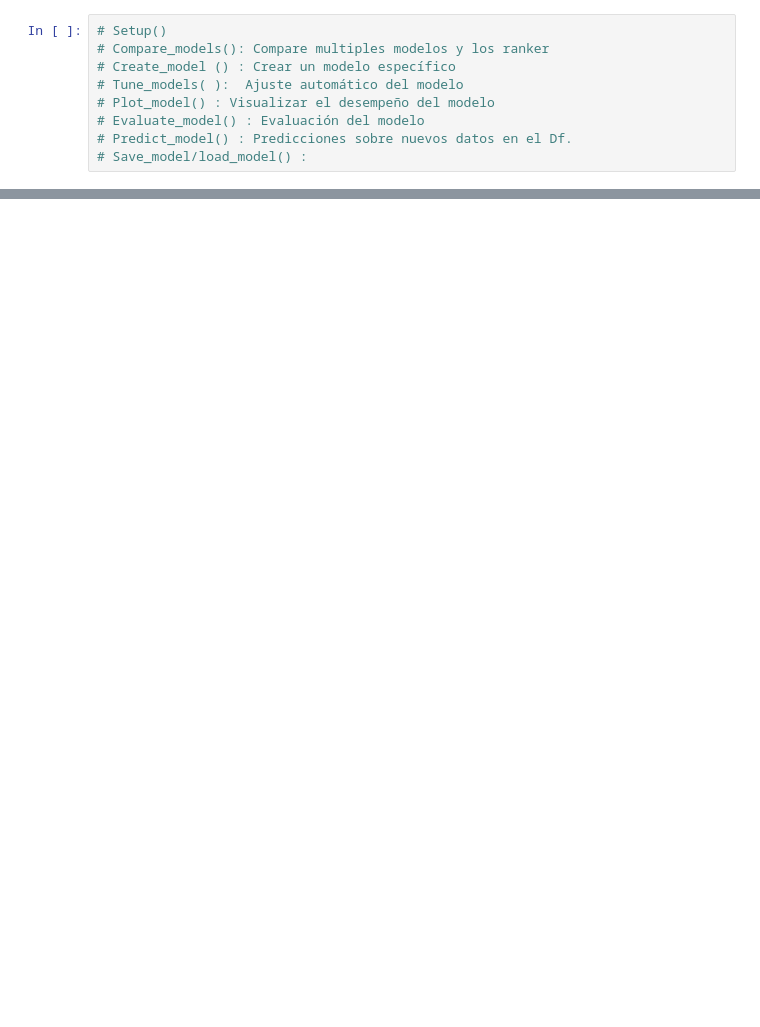
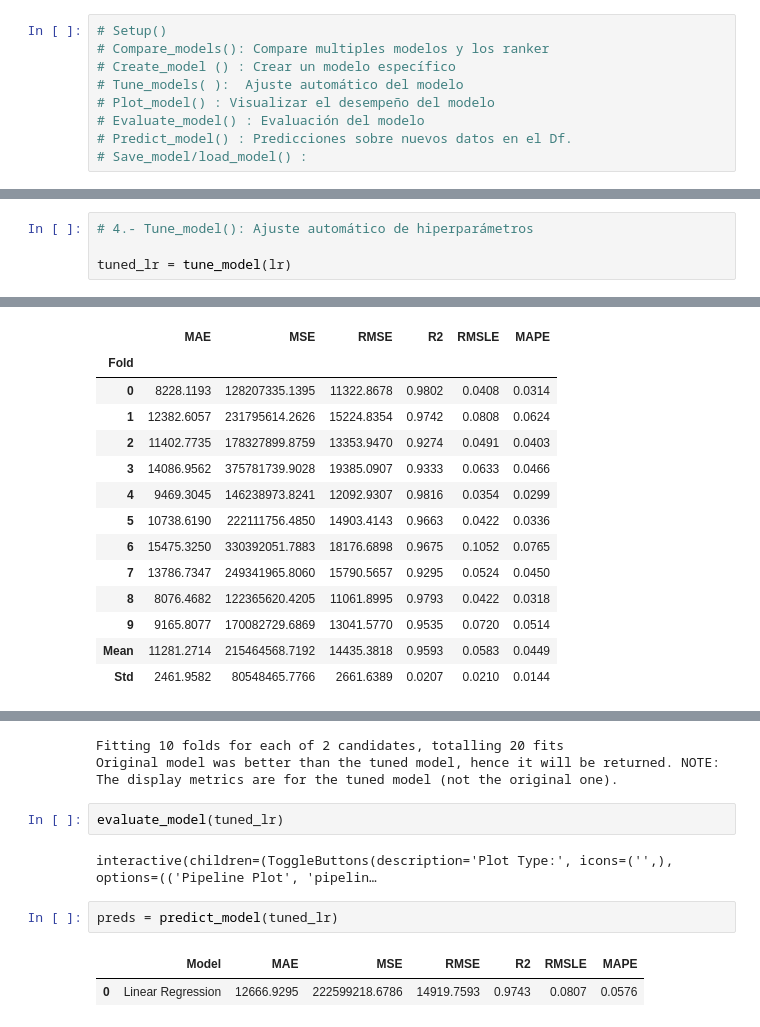
Before and after one commit to JPretellEco/Especializacion_ML_Engineering, a Jupyter notebook: pycaret.ipynb, the cells around one changed output, grey strips where cells are left out. Drawn from its saved outputs; the diff is of its cells as text; blank space fills up the shorter version.

```diff
--- a/pycaret.ipynb
+++ b/pycaret.ipynb
@@ -52,0 +130,5 @@ Name: antiguedad_anos, Length: 100, dtype: int64
+# %%
+# 4.- Tune_model(): Ajuste automático de hiperparámetros
+
+tuned_lr = tune_model(lr)
+# %% [output]
@@ -52,0 +136,14 @@ Name: antiguedad_anos, Length: 100, dtype: int64
+|  | MAE | MSE | RMSE | R2 | RMSLE | MAPE |
+| Fold |  |  |  |  |  |  |
+| 0 | 8228.1193 | 128207335.1395 | 11322.8678 | 0.9802 | 0.0408 | 0.0314 |
+| 1 | 12382.6057 | 231795614.2626 | 15224.8354 | 0.9742 | 0.0808 | 0.0624 |
+| 2 | 11402.7735 | 178327899.8759 | 13353.9470 | 0.9274 | 0.0491 | 0.0403 |
+| 3 | 14086.9562 | 375781739.9028 | 19385.0907 | 0.9333 | 0.0633 | 0.0466 |
+| 4 | 9469.3045 | 146238973.8241 | 12092.9307 | 0.9816 | 0.0354 | 0.0299 |
+| 5 | 10738.6190 | 222111756.4850 | 14903.4143 | 0.9663 | 0.0422 | 0.0336 |
+| 6 | 15475.3250 | 330392051.7883 | 18176.6898 | 0.9675 | 0.1052 | 0.0765 |
+| 7 | 13786.7347 | 249341965.8060 | 15790.5657 | 0.9295 | 0.0524 | 0.0450 |
+| 8 | 8076.4682 | 122365620.4205 | 11061.8995 | 0.9793 | 0.0422 | 0.0318 |
+| 9 | 9165.8077 | 170082729.6869 | 13041.5770 | 0.9535 | 0.0720 | 0.0514 |
+| Mean | 11281.2714 | 215464568.7192 | 14435.3818 | 0.9593 | 0.0583 | 0.0449 |
+| Std | 2461.9582 | 80548465.7766 | 2661.6389 | 0.0207 | 0.0210 | 0.0144 |
@@ -52,0 +151,11 @@ Name: antiguedad_anos, Length: 100, dtype: int64
+Fitting 10 folds for each of 2 candidates, totalling 20 fits
+Original model was better than the tuned model, hence it will be returned. NOTE: The display metrics are for the tuned model (not the original one).
+# %%
+evaluate_model(tuned_lr)
+# %% [output]
+interactive(children=(ToggleButtons(description='Plot Type:', icons=('',), options=(('Pipeline Plot', 'pipelin…
+# %%
+preds = predict_model(tuned_lr)
+# %% [output]
+|  | Model | MAE | MSE | RMSE | R2 | RMSLE | MAPE |
+| 0 | Linear Regression | 12666.9295 | 222599218.6786 | 14919.7593 | 0.9743 | 0.0807 | 0.0576 |
```
Also changed, not shown: parts of 15 cells of this notebook, 5 other files.
